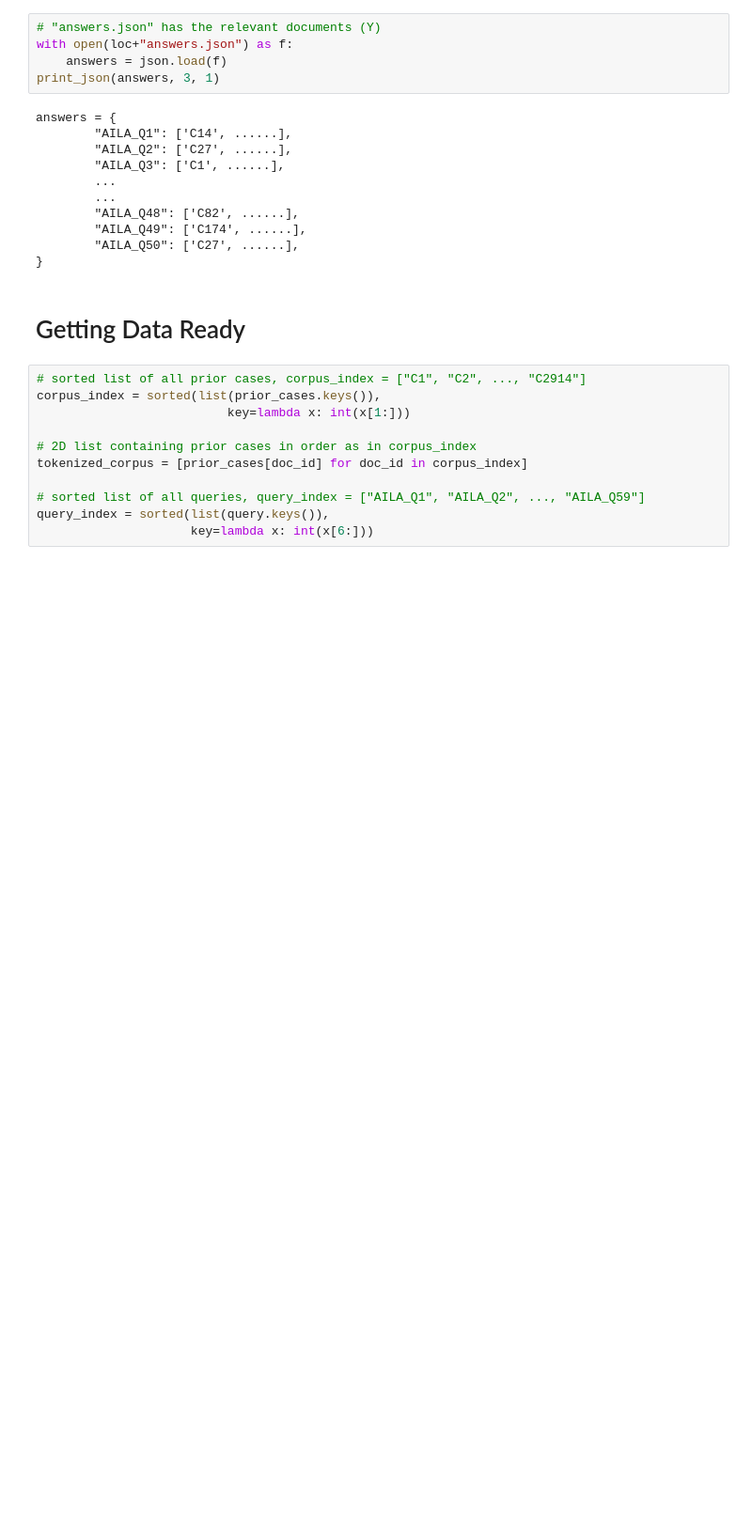
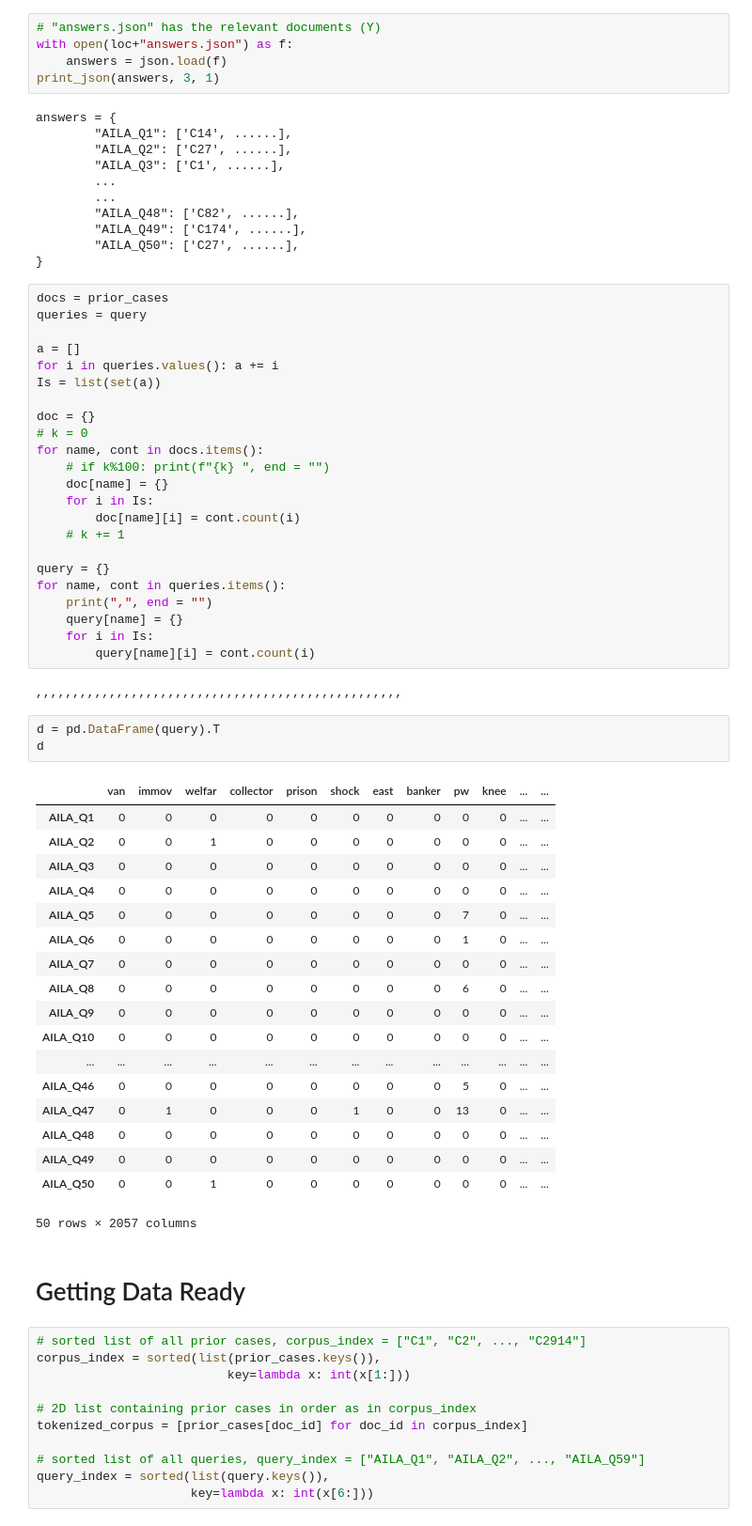
Before and after one commit to PeithonKing/AILA, a Jupyter notebook: 2. BM25/BM25.ipynb, the cells around one changed output. Shown at 94% size. Drawn from its saved outputs; the diff is of its cells as text; blank space fills up the shorter version.

```diff
--- a/2. BM25/BM25.ipynb
+++ b/2. BM25/BM25.ipynb
@@ -76,6 +77,53 @@ answers = {
         "AILA_Q49": ['C174', ......],
         "AILA_Q50": ['C27', ......],
 }
+# %%
+docs = prior_cases
+queries = query
+
+a = []
+for i in queries.values(): a += i
+Is = list(set(a))
+
+doc = {}
+# k = 0
+for name, cont in docs.items():
+    # if k%100: print(f"{k} ", end = "")
+    doc[name] = {}
+    for i in Is:
+        doc[name][i] = cont.count(i)
+    # k += 1
+
+query = {}
+for name, cont in queries.items():
+    print(",", end = "")
+    query[name] = {}
+    for i in Is:
+        query[name][i] = cont.count(i)
+# %% [output]
+,,,,,,,,,,,,,,,,,,,,,,,,,,,,,,,,,,,,,,,,,,,,,,,,,,
+# %%
+d = pd.DataFrame(query).T
+d
+# %% [output]
+|  | van | immov | welfar | collector | prison | shock | east | banker | pw | knee | ... | ... |
+| AILA_Q1 | 0 | 0 | 0 | 0 | 0 | 0 | 0 | 0 | 0 | 0 | ... | ... |
+| AILA_Q2 | 0 | 0 | 1 | 0 | 0 | 0 | 0 | 0 | 0 | 0 | ... | ... |
+| AILA_Q3 | 0 | 0 | 0 | 0 | 0 | 0 | 0 | 0 | 0 | 0 | ... | ... |
+| AILA_Q4 | 0 | 0 | 0 | 0 | 0 | 0 | 0 | 0 | 0 | 0 | ... | ... |
+| AILA_Q5 | 0 | 0 | 0 | 0 | 0 | 0 | 0 | 0 | 7 | 0 | ... | ... |
+| AILA_Q6 | 0 | 0 | 0 | 0 | 0 | 0 | 0 | 0 | 1 | 0 | ... | ... |
+| AILA_Q7 | 0 | 0 | 0 | 0 | 0 | 0 | 0 | 0 | 0 | 0 | ... | ... |
+| AILA_Q8 | 0 | 0 | 0 | 0 | 0 | 0 | 0 | 0 | 6 | 0 | ... | ... |
+| AILA_Q9 | 0 | 0 | 0 | 0 | 0 | 0 | 0 | 0 | 0 | 0 | ... | ... |
+| AILA_Q10 | 0 | 0 | 0 | 0 | 0 | 0 | 0 | 0 | 0 | 0 | ... | ... |
+| ... | ... | ... | ... | ... | ... | ... | ... | ... | ... | ... | ... | ... |
+| AILA_Q46 | 0 | 0 | 0 | 0 | 0 | 0 | 0 | 0 | 5 | 0 | ... | ... |
+| AILA_Q47 | 0 | 1 | 0 | 0 | 0 | 1 | 0 | 0 | 13 | 0 | ... | ... |
+| AILA_Q48 | 0 | 0 | 0 | 0 | 0 | 0 | 0 | 0 | 0 | 0 | ... | ... |
+| AILA_Q49 | 0 | 0 | 0 | 0 | 0 | 0 | 0 | 0 | 0 | 0 | ... | ... |
+| AILA_Q50 | 0 | 0 | 1 | 0 | 0 | 0 | 0 | 0 | 0 | 0 | ... | ... |
+50 rows × 2057 columns
 # %% [markdown]
 # Getting Data Ready
 # %%
```
Also changed, not shown: parts of 1 cell of this notebook, 4 other files.
